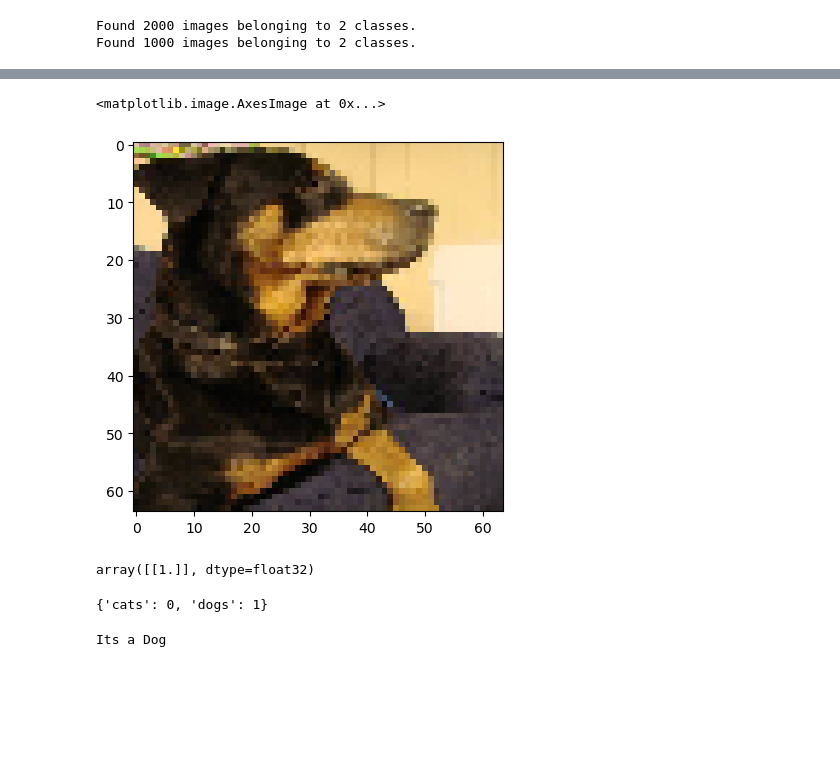
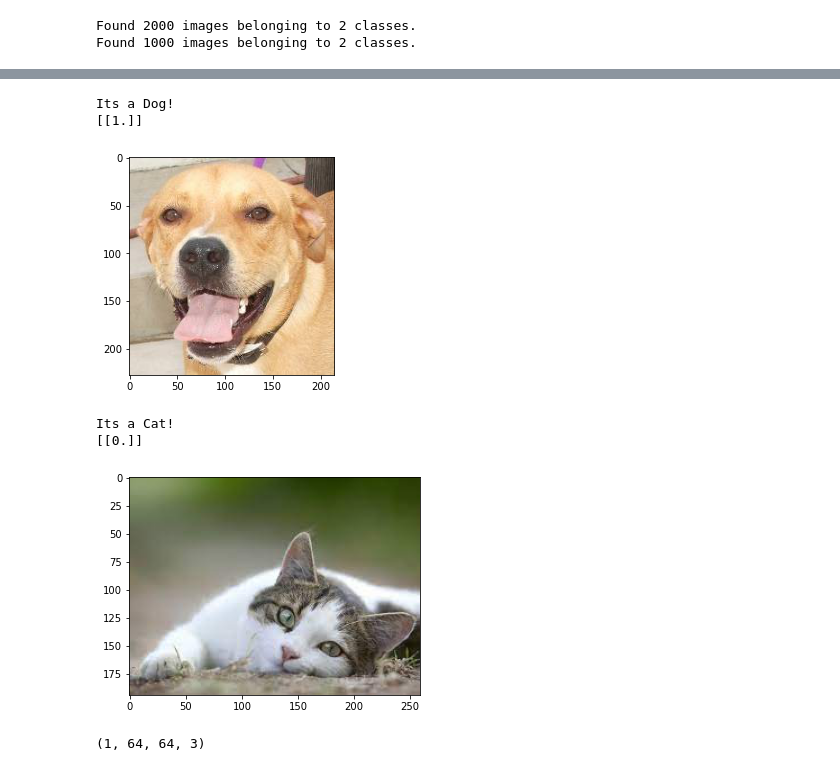
Before and after one commit to ammarak/Dog-Cat-Classification-Using-CNN, a Jupyter notebook: dotcat.ipynb, the cells around one changed output, grey strips where cells are left out. Cells and saved outputs as stored; diff of their text form; code cells hidden in the pictures; blank space fills up the shorter version.

```diff
--- a/dotcat.ipynb
+++ b/dotcat.ipynb
@@ -73,7 +73,7 @@ Found 1000 images belonging to 2 classes.
 # It will break 1 Epoch into many steps
 
 model = classifier.fit_generator(training_set,
-                                steps_per_epoch = 63,
+                                steps_per_epoch = 62,
                                 epochs = 10,
                                 validation_data = test_set,
                                 validation_steps = 2000)
@@ -126,5 +126,19 @@ plt.imshow(dog_image)
 # %%
-test_image = image.load_img(path, target_size = (64, 64))
-test_image = image.img_to_array(test_image)
-test_image = np.expand_dims(test_image, axis = 0)
-result = loaded_model.predict(test_image)
+def finder(image_name):
+    test_image = image.load_img(image_name, target_size = (64, 64))
+    test_image = image.img_to_array(test_image)
+    test_image = np.expand_dims(test_image, axis = 0)
+    result = classifier.predict(test_image)
+
+    dog_image = mpimg.imread(image_name)
+
+    plt.imshow(dog_image)
+
+    if round(result[0][0]) == 1:
+        prediction = 'Its a Dog!'
+        print(prediction)
+    else:
+        prediction = 'Its a Cat!'
+        print(prediction)
+
+    print(result)
@@ -133,24 +145,14 @@ result = loaded_model.predict(test_image)
-# %%
-test_image = image.load_img(path, target_size = (64, 64))
-#test_image = image.img_to_array(test_image)
-plt.imshow(test_image)
-# %% [output]
-<matplotlib.image.AxesImage at 0x...>
-[figure, removed]
 # %%
-result
+finder('dogcat/cats_and_dogs_filtered/validation/dogs/dog.2001.jpg')
+
+#"F:\Computer Vision\Computer Vision Notebooks\dogcat\cats_and_dogs_filtered\validation\cats\cat.2019.jpg"
 # %% [output]
-array([[1.]], dtype=float32)
+Its a Dog!
+[[1.]]
+[figure, added]
-# %%
-training_set.class_indices
-# %% [output]
-{'cats': 0, 'dogs': 1}
-# %%
-if round(result[0][0]) == 1:
-    prediction = 'Its a Dog'
-    print(prediction)
-else:
-    prediction = 'Its a Cat'
-    print(prediction)
-# %% [output]
-Its a Dog
+# %%
+finder('images.jfif')
+# %% [output]
+Its a Cat!
+[[0.]]
+[figure, added]
@@ -156,0 +164,4 @@ Its a Dog
+# %%
+test_image.shape
+# %% [output]
+(1, 64, 64, 3)
```
Also changed, not shown: parts of 15 cells of this notebook.
